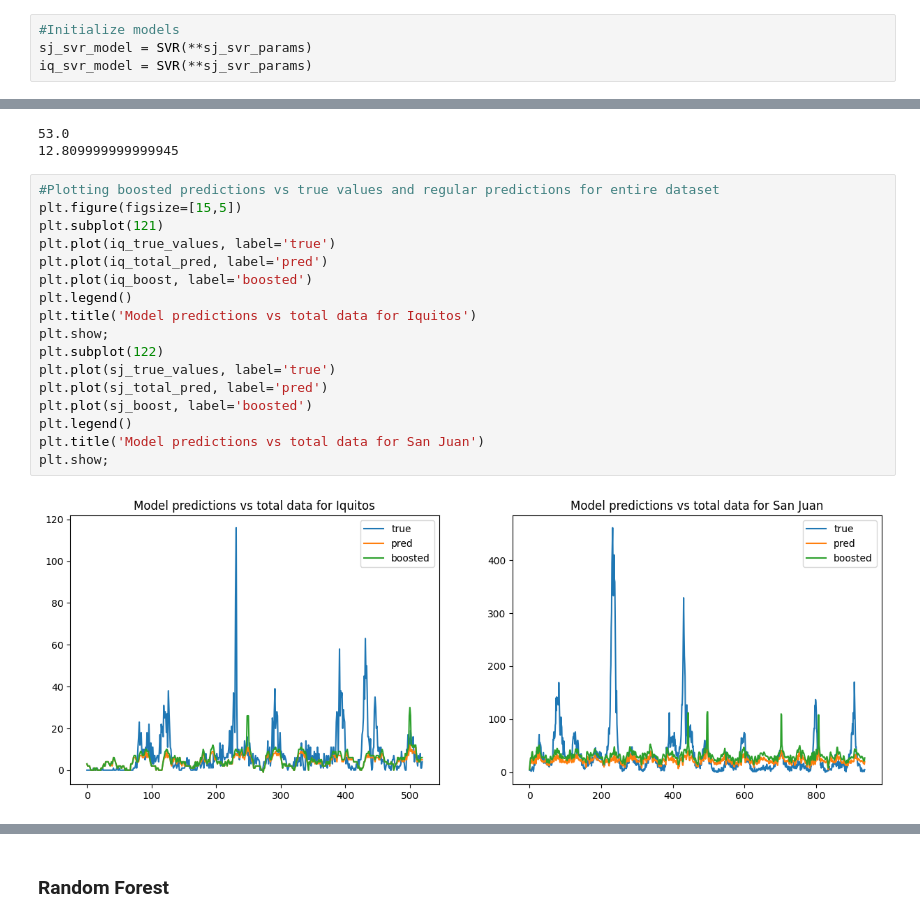
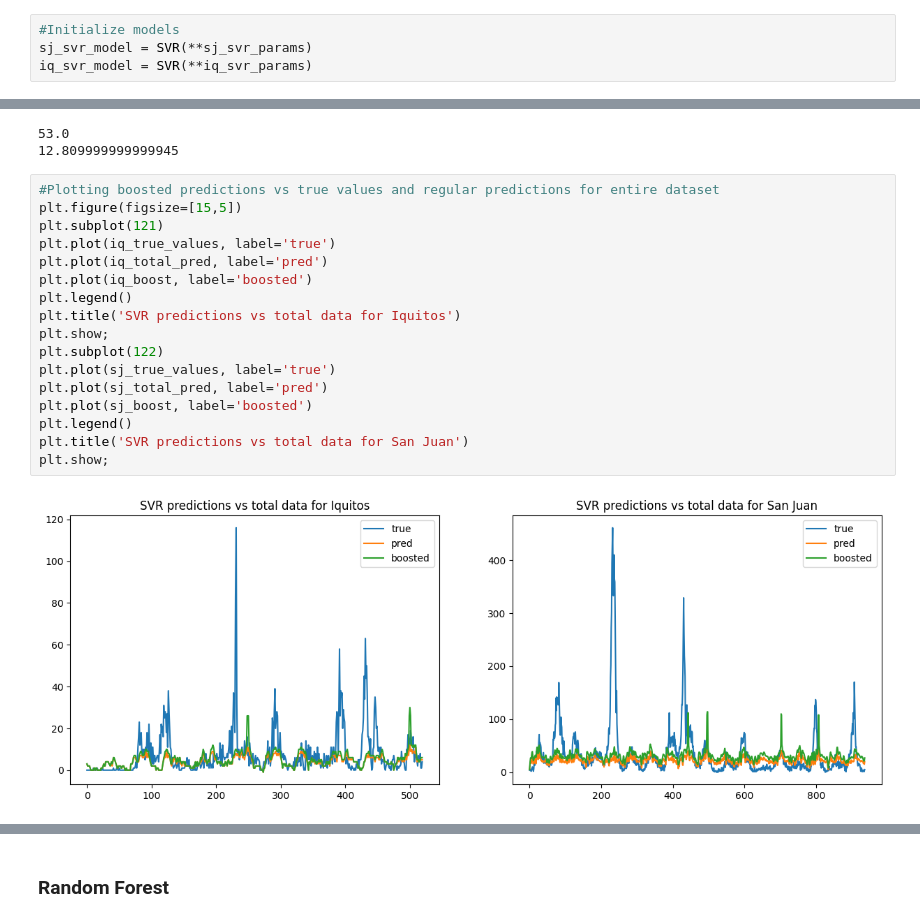
Before and after one commit to oscarschraenkler/DengAI, a Jupyter notebook: notebooks/ML models (KNN, SVR, Random Forest...).ipynb, the cells around one changed output, grey strips where cells are left out. Saved outputs shown, nothing was run; the diff lists cells and outputs as text.

```diff
--- a/notebooks/ML models (KNN, SVR, Random Forest...).ipynb
+++ b/notebooks/ML models (KNN, SVR, Random Forest...).ipynb
@@ -489,7 +489,7 @@ iq_svr_params
 # %%
 #Initialize models
 sj_svr_model = SVR(**sj_svr_params)
-iq_svr_model = SVR(**sj_svr_params)
+iq_svr_model = SVR(**iq_svr_params)
 # %%
 #Fitting models on training data
 sj_svr_model.fit(sj_X_train, sj_y_train)
@@ -571,19 +571,19 @@ iq_boost = peak_boost(iq_total_pred, 1.5, 'max')
 # %%
 #Plotting boosted predictions vs true values and regular predictions for entire dataset
 plt.figure(figsize=[15,5])
 plt.subplot(121)
 plt.plot(iq_true_values, label='true')
 plt.plot(iq_total_pred, label='pred')
 plt.plot(iq_boost, label='boosted')
 plt.legend()
-plt.title('Model predictions vs total data for Iquitos')
+plt.title('SVR predictions vs total data for Iquitos')
 plt.show;
 plt.subplot(122)
 plt.plot(sj_true_values, label='true')
 plt.plot(sj_total_pred, label='pred')
 plt.plot(sj_boost, label='boosted')
 plt.legend()
-plt.title('Model predictions vs total data for San Juan')
+plt.title('SVR predictions vs total data for San Juan')
 plt.show;
 # %% [output]
-[figure, old version]
+[figure, new version]
```
Also changed, not shown: parts of 40 cells of this notebook, 1 other file.
